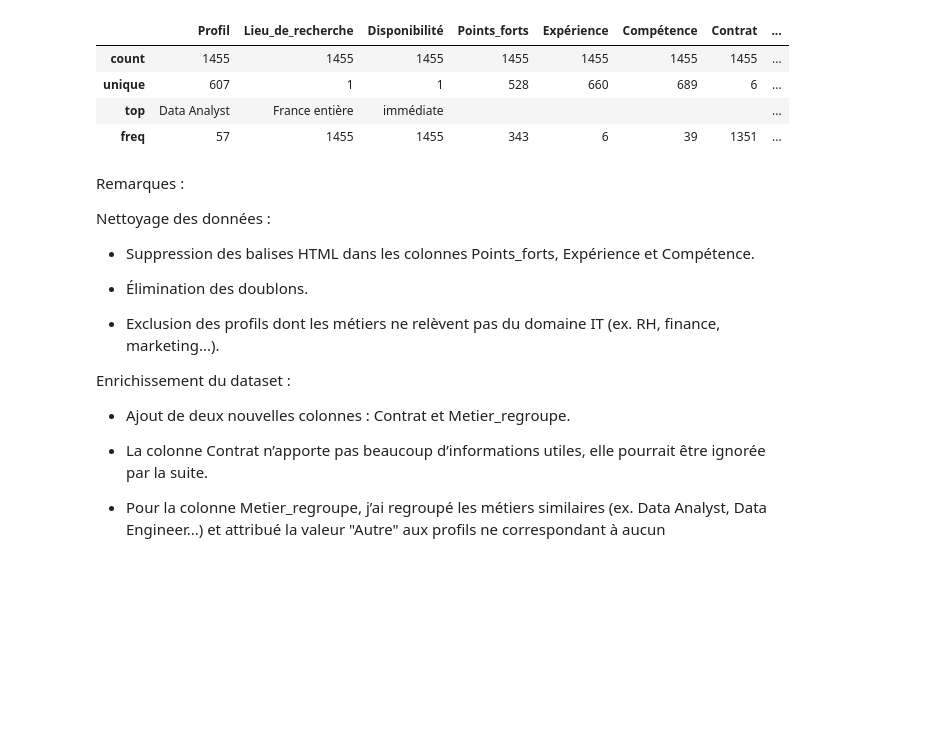
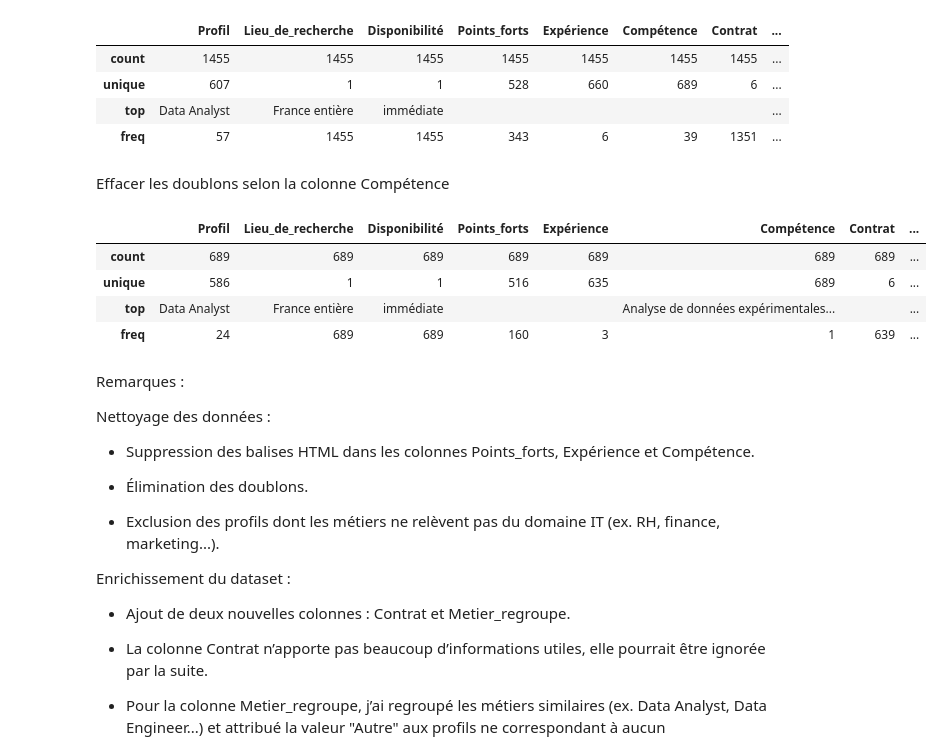
Before and after one commit to melly704/Match_RH_ydays, a Jupyter notebook: clean_data_Ahmed.ipynb, the cells around one changed output. Drawn from its saved outputs; the diff is of its cells as text; code cells hidden in the pictures; blank space fills up the shorter version.

```diff
--- a/clean_data_Ahmed.ipynb
+++ b/clean_data_Ahmed.ipynb
@@ -549,4 +552,16 @@ df_profile_cleaned.describe()
 | unique | 607 | 1 | 1 | 528 | 660 | 689 | 6 | ... |
 | top | Data Analyst | France entière | immédiate |  |  |  |  | ... |
 | freq | 57 | 1455 | 1455 | 343 | 6 | 39 | 1351 | ... |
+# %% [markdown]
+Effacer les doublons selon la colonne Compétence
+# %%
+df_profile_cleaned = df_profile_cleaned.drop_duplicates(subset='Compétence', keep='first')
+# %%
+df_profile_cleaned.describe()
+# %% [output]
+|  | Profil | Lieu_de_recherche | Disponibilité | Points_forts | Expérience | Compétence | Contrat | ... |
+| count | 689 | 689 | 689 | 689 | 689 | 689 | 689 | ... |
+| unique | 586 | 1 | 1 | 516 | 635 | 689 | 6 | ... |
+| top | Data Analyst | France entière | immédiate |  |  | Analyse de données expérimentales... |  | ... |
+| freq | 24 | 689 | 689 | 160 | 3 | 1 | 639 | ... |
 # %%
```
Also changed, not shown: parts of 3 cells of this notebook, 12 other files.
